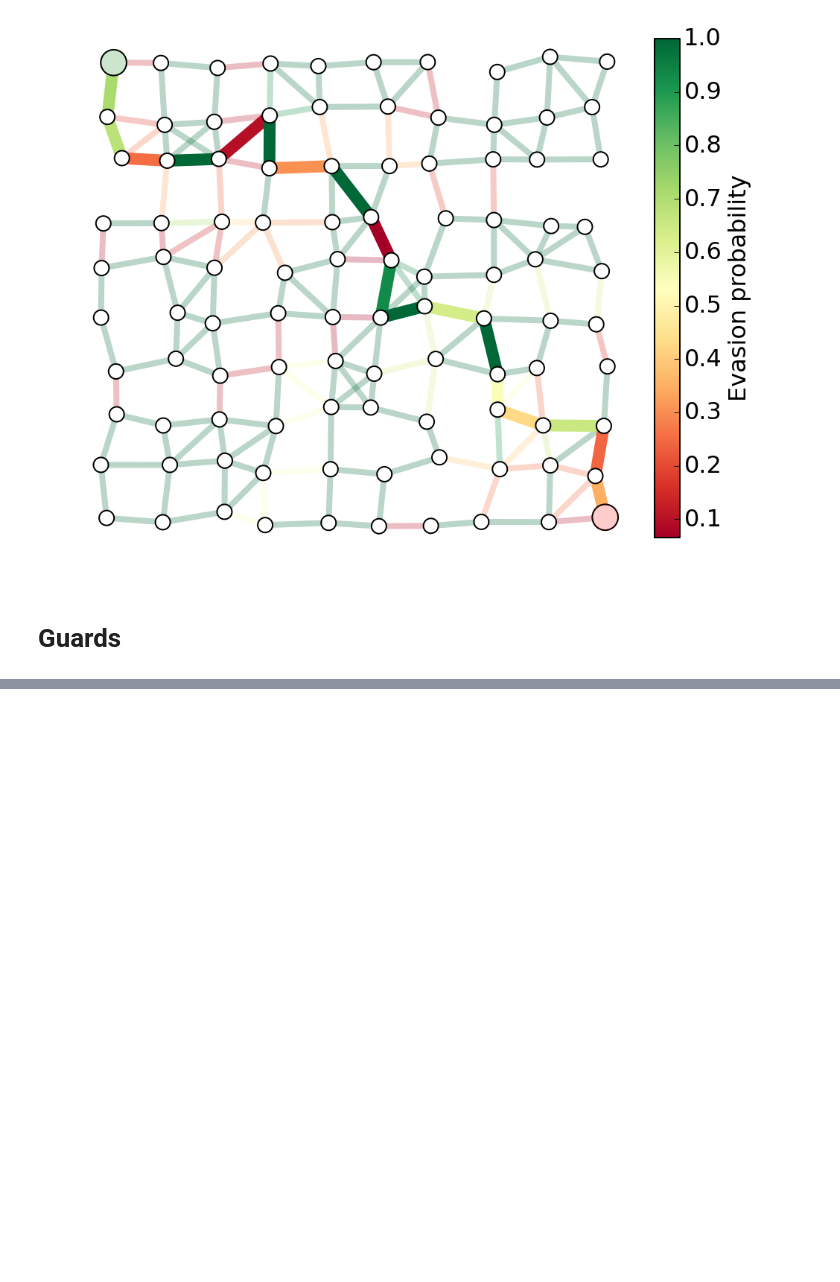
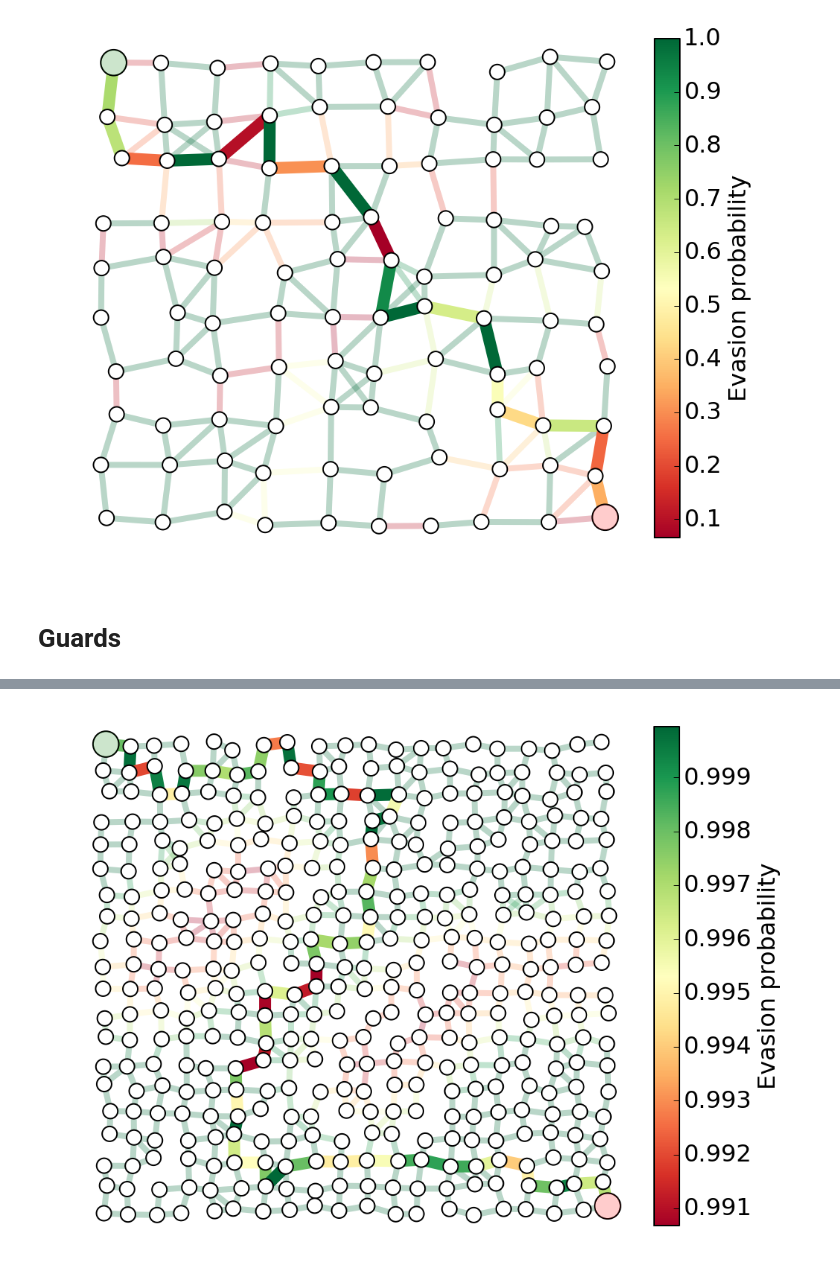
Before and after one commit to ajfriend/cvxpy_examples, a Jupyter notebook: interdiction.ipynb, the cells around one changed output, grey strips where cells are left out. Saved outputs shown, nothing was run; the diff lists cells and outputs as text; code cells hidden in the pictures; blank space fills up the shorter version.

```diff
--- a/interdiction.ipynb
+++ b/interdiction.ipynb
@@ -606,0 +539,9 @@ plt.scatter(cs[:,0],cs[:,1],s=20,c=cs[:,2])
+# %%
+b = np.zeros(n)
+b[0] = -1
+b[n-1] = 1
+c = np.log(edgeVals)
+x = cvx.Variable(m)
+constr = [A*x == b,x>=0, x <= 1]
+cvx.Problem(cvx.Maximize(x.T*c),constr).solve(verbose=True)
+x = np.array(x.value).flatten()
@@ -606,0 +569,4 @@ plt.scatter(cs[:,0],cs[:,1],s=20,c=cs[:,2])
+# %%
+showPaths(H,pos,edgeVals,x)
+# %% [output]
+[figure, added]
```
Also changed, not shown: parts of 17 cells of this notebook.
